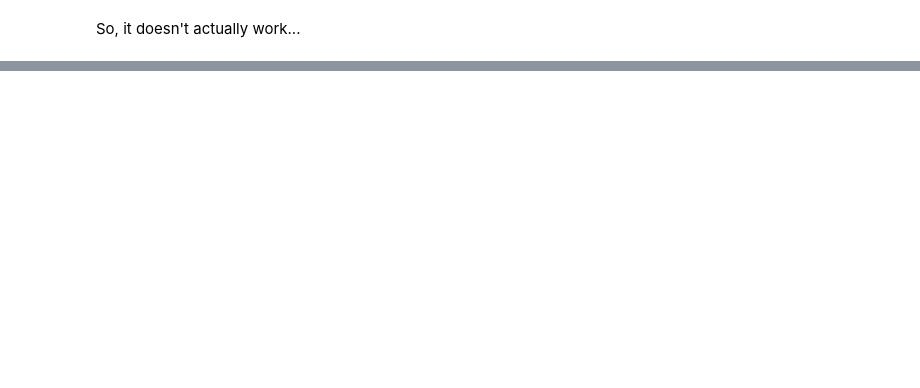
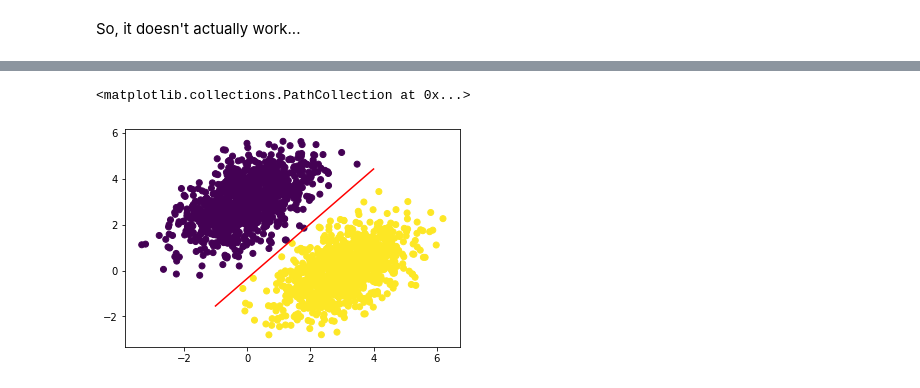
Before and after one commit to aenfield/DeepLearningWithPython, a Jupyter notebook: 2ndEd_TensorFlow.ipynb, the cells around one changed output, grey strips where cells are left out. Cells and saved outputs as stored; diff of their text form; code cells hidden in the pictures; blank space fills up the shorter version.

```diff
--- a/2ndEd_TensorFlow.ipynb
+++ b/2ndEd_TensorFlow.ipynb
@@ -237,0 +415,8 @@ So, it doesn't actually work...
+# %%
+x = np.linspace(-1, 4, 1000)
+y = - W[0] / W[1] * x + (0.5 - b) / W[1]
+plt.plot(x, y, '-r')
+plt.scatter(inputs[:, 0], inputs[:, 1], c=predictions[:, 0] > 0.5)
+# %% [output]
+<matplotlib.collections.PathCollection at 0x...>
+[figure, added]
```
Also changed, not shown: parts of 40 cells of this notebook.
